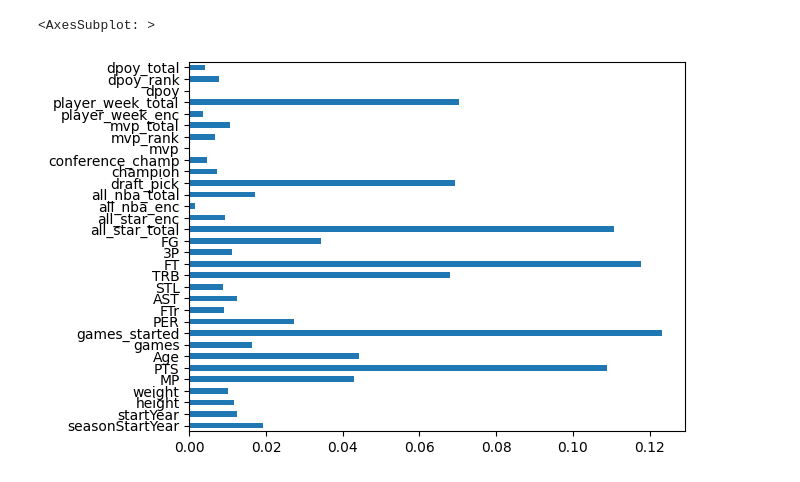
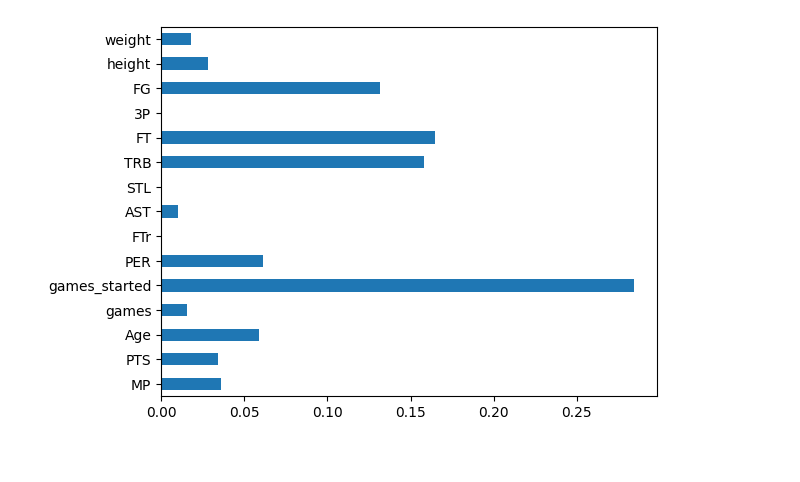
Before and after one commit to RiyaAg/EECS-545---Predicting-NBA-Player-s-Salary, a Jupyter notebook: models/xgboost_tuned_external.ipynb, the cells around one changed output. Drawn from its saved outputs; the diff is of its cells as text; code cells hidden in the pictures.

```diff
--- a/models/xgboost_tuned_external.ipynb
+++ b/models/xgboost_tuned_external.ipynb
@@ -56,21 +143,4 @@ Index(['seasonStartYear', 'MP', 'PTS', 'Age', 'games', 'games_started', 'PER',
 # %%
-#Without hyperparameter tuning
-
-xgb_r = xg.XGBRegressor(max_depth=3, learning_rate=0.1, n_estimators=500, objective='reg:squarederror')
-
-# Fitting the model
-xgb_r.fit(X_train, y_train)
-
-# Predict the model
-y_pred = xgb_r.predict(X_test)
-
-
-mse = mean_squared_error(y_test, y_pred)
-rmse = np.sqrt(mean_squared_error(y_test, y_pred))
-mae = mean_absolute_error(y_test, y_pred)
-r2_s=r2_score(y_test, y_pred)
-print("MSE: ",mse)
-print("r2_socre: ",r2_s)
-print("RMSE: ",rmse)
-print("MAE:",mae)
+# With hyperparameter tuning
+best_random = run_randomized_xg_boost(X_train, X_test, y_train, y_test)
 # %% [output]
@@ -158,15 +168,4 @@ MAE: 0.6546438275339722
 # %%
-# feature_important = best_random.get_booster().get_score(importance_type='weight')
-# feature_important
-# keys = list(feature_important.keys())
-# values = list(feature_important.values())
-
-# data = pd.DataFrame(data=values, index=keys, columns=["score"]).sort_values(by = "score", ascending=False)
-# data.nlargest(40, columns="score").plot(kind='barh', figsize = (20,10)) ## plot top 40 features
+visualize_features(nba, best_random)
+# %% [output]
+[figure, added]
-# %%
-Predictors=['seasonStartYear','startYear','height','weight','MP','PTS','Age','games','games_started','PER','FTr','AST','STL','TRB','FT','3P','FG','all_star_total','all_star_enc','all_nba_enc','all_nba_total','draft_pick','champion','conference_champ','mvp','mvp_rank','mvp_total','player_week_enc','player_week_total','dpoy','dpoy_rank','dpoy_total']
-feature_importances = pd.Series(xgb_r.feature_importances_, index=Predictors)
-feature_importances.plot(kind='barh')
-# %% [output]
-<AxesSubplot: >
-[figure, removed]
```
Also changed, not shown: parts of 18 cells of this notebook, 1 other file.
